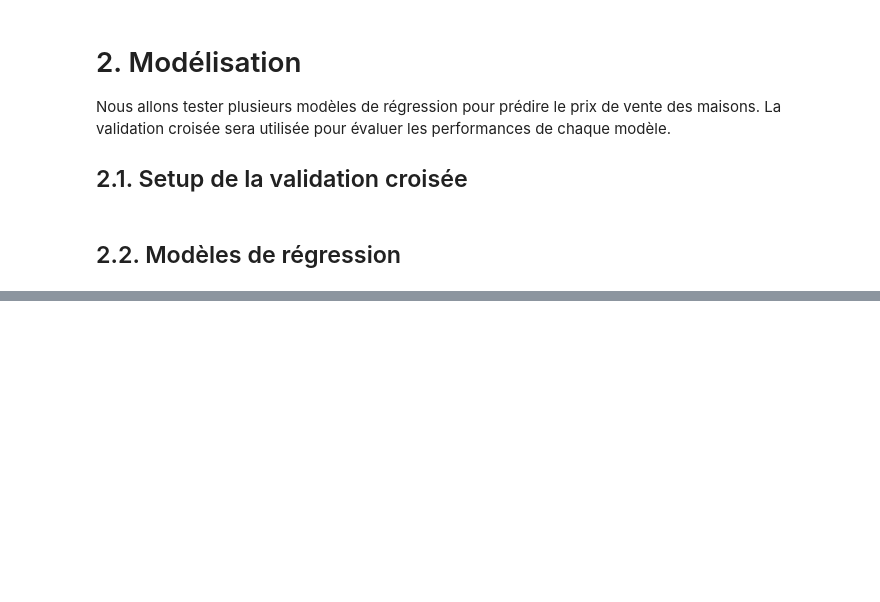
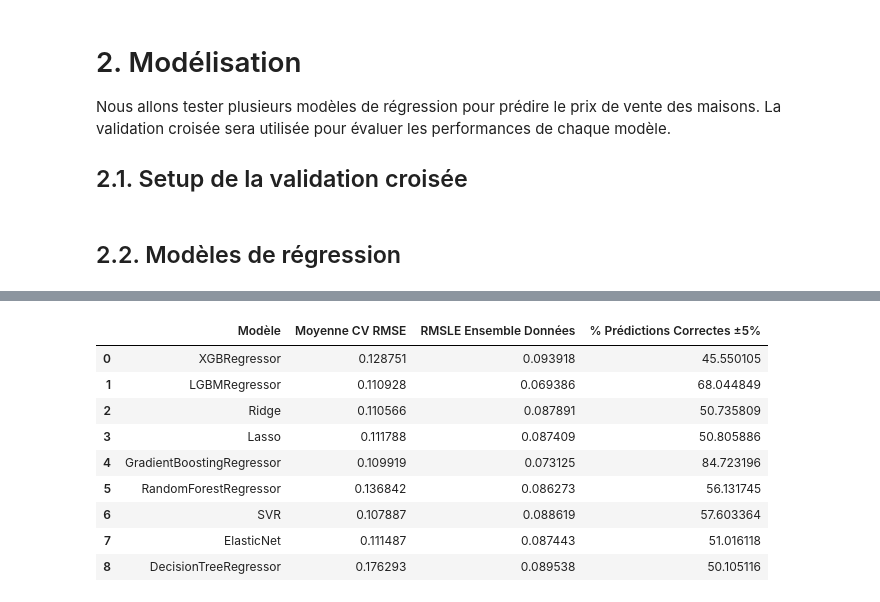
Before and after one commit to Thomas-Fernandes/House-Prices, a Jupyter notebook: Script_2 testing copy.ipynb, the cells around one changed output, grey strips where cells are left out. Drawn from its saved outputs; the diff is of its cells as text; code cells hidden in the pictures; blank space fills up the shorter version.

```diff
--- a/Script_2 testing copy.ipynb
+++ b/Script_2 testing copy.ipynb
@@ -388,0 +449,13 @@ You can set `force_row_wise=true` to remove the overhead.
+# %%
+display(resultats_df)
+# %% [output]
+|  | Modèle | Moyenne CV RMSE | RMSLE Ensemble Données | % Prédictions Correctes ±5% |
+| 0 | XGBRegressor | 0.128751 | 0.093918 | 45.550105 |
+| 1 | LGBMRegressor | 0.110928 | 0.069386 | 68.044849 |
+| 2 | Ridge | 0.110566 | 0.087891 | 50.735809 |
+| 3 | Lasso | 0.111788 | 0.087409 | 50.805886 |
+| 4 | GradientBoostingRegressor | 0.109919 | 0.073125 | 84.723196 |
+| 5 | RandomForestRegressor | 0.136842 | 0.086273 | 56.131745 |
+| 6 | SVR | 0.107887 | 0.088619 | 57.603364 |
+| 7 | ElasticNet | 0.111487 | 0.087443 | 51.016118 |
+| 8 | DecisionTreeRegressor | 0.176293 | 0.089538 | 50.105116 |
```
Also changed, not shown: parts of 7 cells of this notebook, 15 other files.
